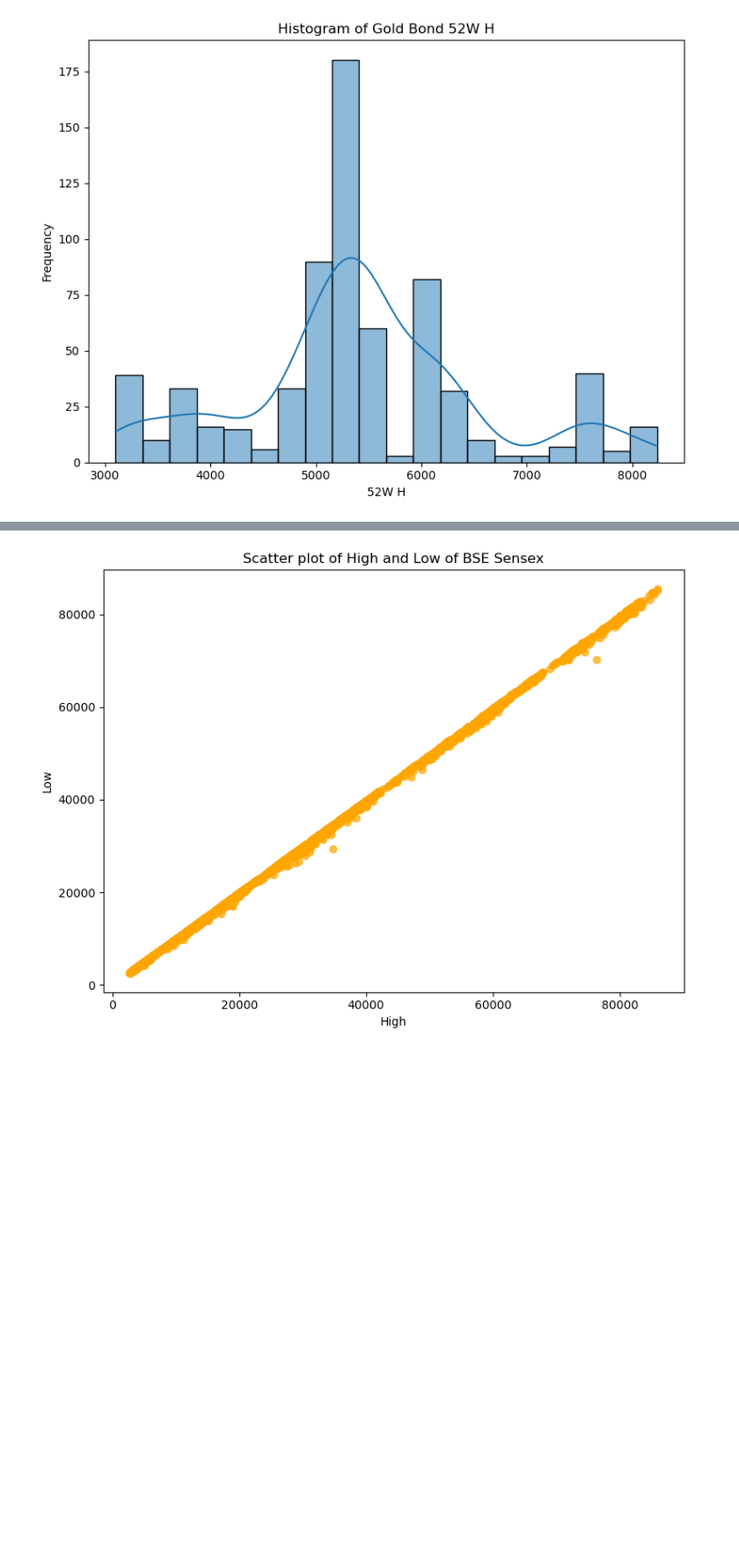
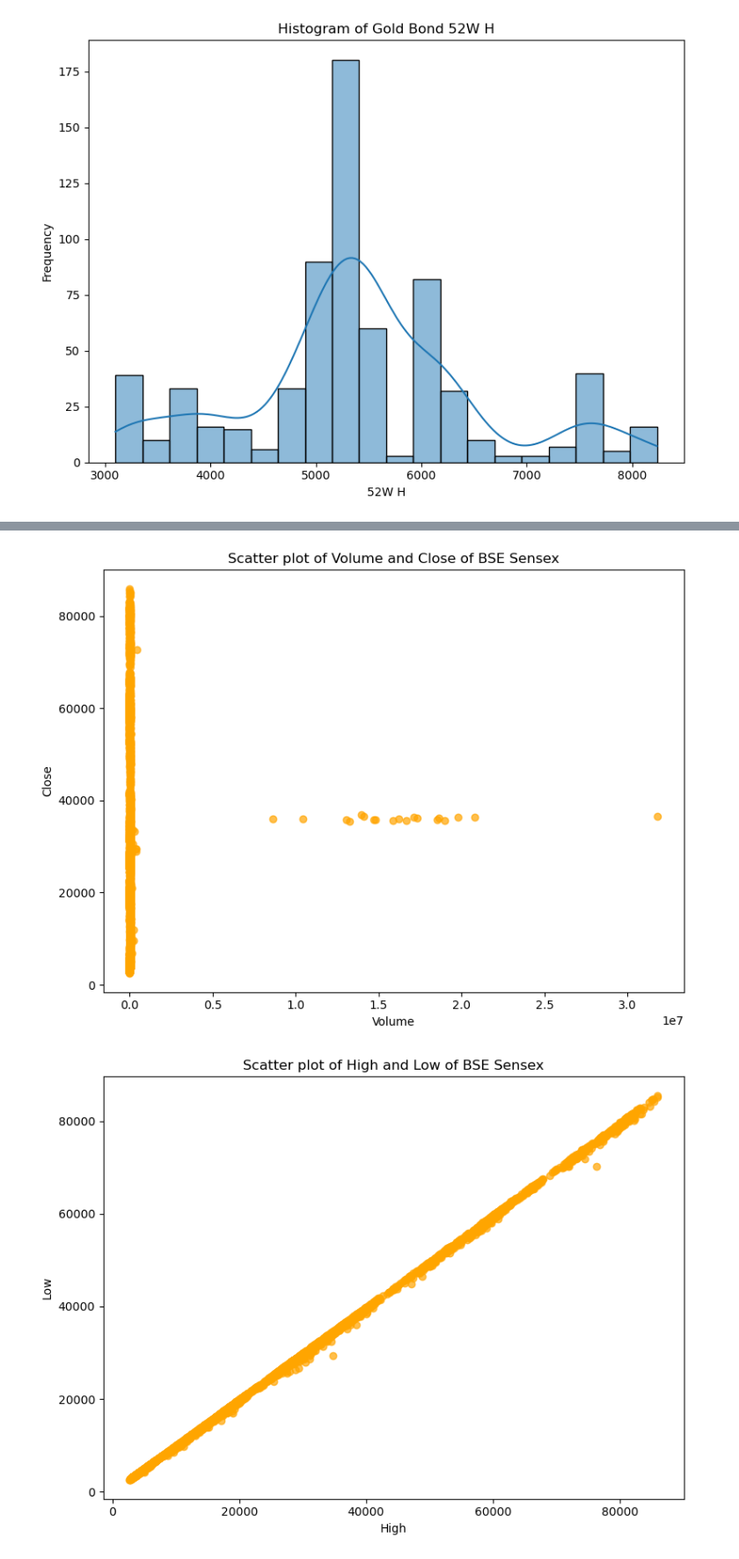
Before and after one commit to jigardonga105/Financial-Portfolio-Optimization, a Jupyter notebook: Script/data_prep.ipynb, the cells around one changed output, grey strips where cells are left out. Shown at 88% size. Drawn from its saved outputs; the diff is of its cells as text; code cells hidden in the pictures; blank space fills up the shorter version.

```diff
--- a/Script/data_prep.ipynb
+++ b/Script/data_prep.ipynb
@@ -471,3 +479,7 @@ def scatter_plot(df, col_name1, col_name2, asset):
+# %%
+scatter_plot(all_index['^BSESN'], 'Volume', 'Close', 'BSE Sensex')
+# %% [output]
+[figure, added]
 # %%
 scatter_plot(all_index['^BSESN'], 'High', 'Low', 'BSE Sensex')
 # %% [output]
```
Also changed, not shown: parts of 6 cells of this notebook, 6 other files.
